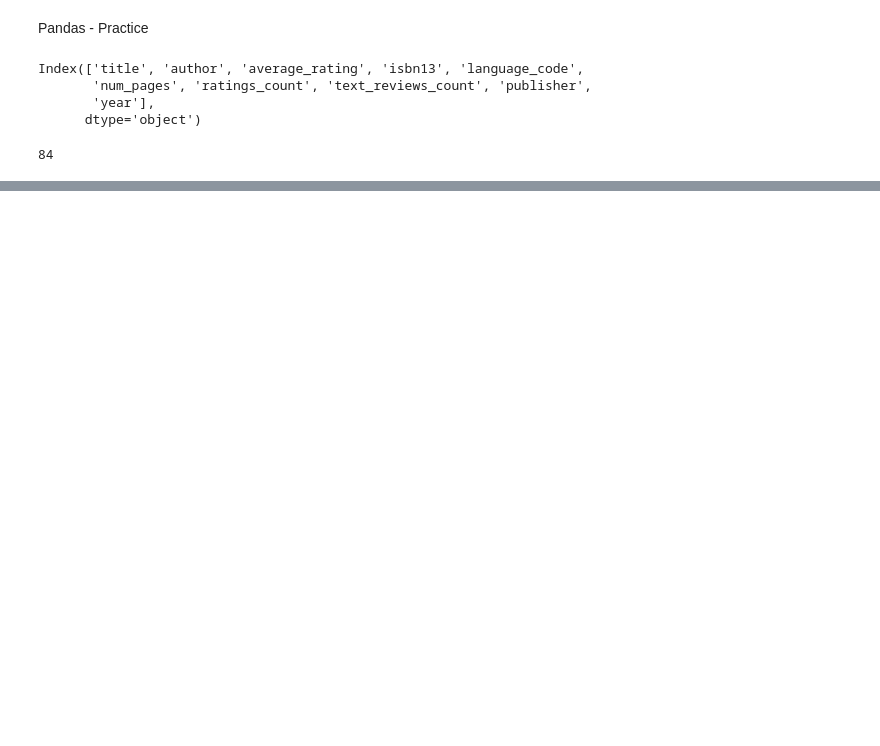
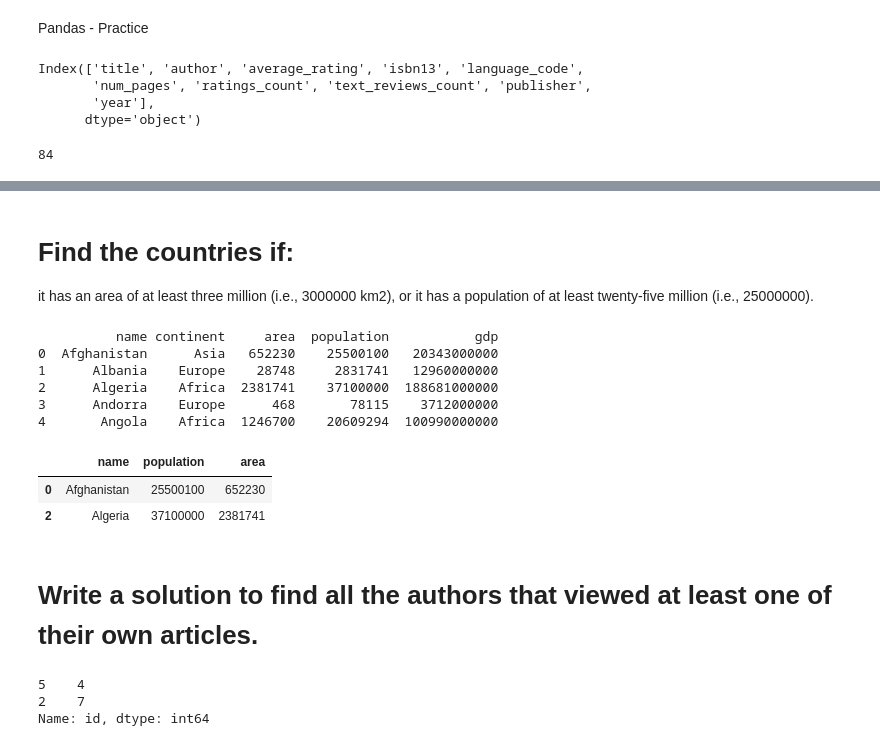
Before and after one commit to snagine/PythonDSA, a Jupyter notebook: Pandas_practice.ipynb, the cells around one changed output, grey strips where cells are left out. Cells and saved outputs as stored; diff of their text form; code cells hidden in the pictures; blank space fills up the shorter version.

```diff
--- a/Pandas_practice.ipynb
+++ b/Pandas_practice.ipynb
@@ -54,0 +272,11 @@ Index(['title', 'author', 'average_rating', 'isbn13', 'language_code',
+# %%
+import pandas as pd
+df = pd.DataFrame({
+    "id":[1,2,3,4,5,6],
+    "name":['Will','Jane','Alex','Bill','Zack','Mark'],
+    "referee_id":[None, None, 2, None, 1, 2]
+})
+print(df.head(10))
+df.loc[(df['referee_id']!=2)]
+customer = df
+customer.loc[(customer['referee_id']!=2) | (customer['referee_id'].isnull())]['name'].to_frame()
@@ -54,0 +296,56 @@ Index(['title', 'author', 'average_rating', 'isbn13', 'language_code',
+# %% [markdown]
+# Find the countries if:
+it has an area of at least three million (i.e., 3000000 km2), or it has a population of at least twenty-five million (i.e., 25000000).
+# %%
+import pandas as pd
+
+def big_countries(world: pd.DataFrame) -> pd.DataFrame:
+    df = world.loc[(world['population'] >= 25000000) | (world['area'] >= 3000000)]
+    return df[['name','population','area']]
+
+
+world = pd.DataFrame({
+    "name":["Afghanistan","Albania","Algeria","Andorra","Angola"],
+    "continent":["Asia","Europe","Africa","Europe","Africa"],
+    "area":[652230,28748,2381741,468,1246700],
+    "population":[25500100,2831741,37100000,78115,20609294],
+    "gdp":[20343000000,12960000000,188681000000,3712000000,100990000000]
+})
+print(world.head())
+big_countries(world)
+# %% [output]
+          name continent     area  population           gdp
+0  Afghanistan      Asia   652230    25500100   20343000000
+1      Albania    Europe    28748     2831741   12960000000
+2      Algeria    Africa  2381741    37100000  188681000000
+3      Andorra    Europe      468       78115    3712000000
+4       Angola    Africa  1246700    20609294  100990000000
+|  | name | population | area |
+| 0 | Afghanistan | 25500100 | 652230 |
+| 2 | Algeria | 37100000 | 2381741 |
+# %% [markdown]
+# Write a solution to find all the authors that viewed at least one of their own articles.
+# %%
+import pandas as pd
+
+def article_views(views: pd.DataFrame) -> pd.DataFrame:
+    result = views.loc[views["author_id"]==views["viewer_id"]]
+    result = result.drop_duplicates().sort_values('author_id').rename(columns={'author_id':'id'})
+    return result['id'].to_frame().drop_duplicates()# if to_frame() is not used, Series will be returned, duplicates still remain
+
+
+views = pd.DataFrame({
+    "article_id":[1,1,2,2,4,3,3],
+    "author_id":[3,3,7,7,7,4,4],
+    "viewer_id":[5,6,7,6,1,4,4],
+    "view_date":['2019-08-01','2019-08-02','2019-08-01','2019-08-02','2019-07-22','2019-07-21','2019-07-21']
+})
+# print(views.head(10))
+# print(views[views["author_id"]==views["viewer_id"]]) # Filter without loc
+# print(views.loc[views["author_id"]==views["viewer_id"]]) # Filter with loc method
+
+print(article_views(views))
+# %% [output]
+5    4
+2    7
+Name: id, dtype: int64
```
Also changed, not shown: parts of 15 cells of this notebook.
